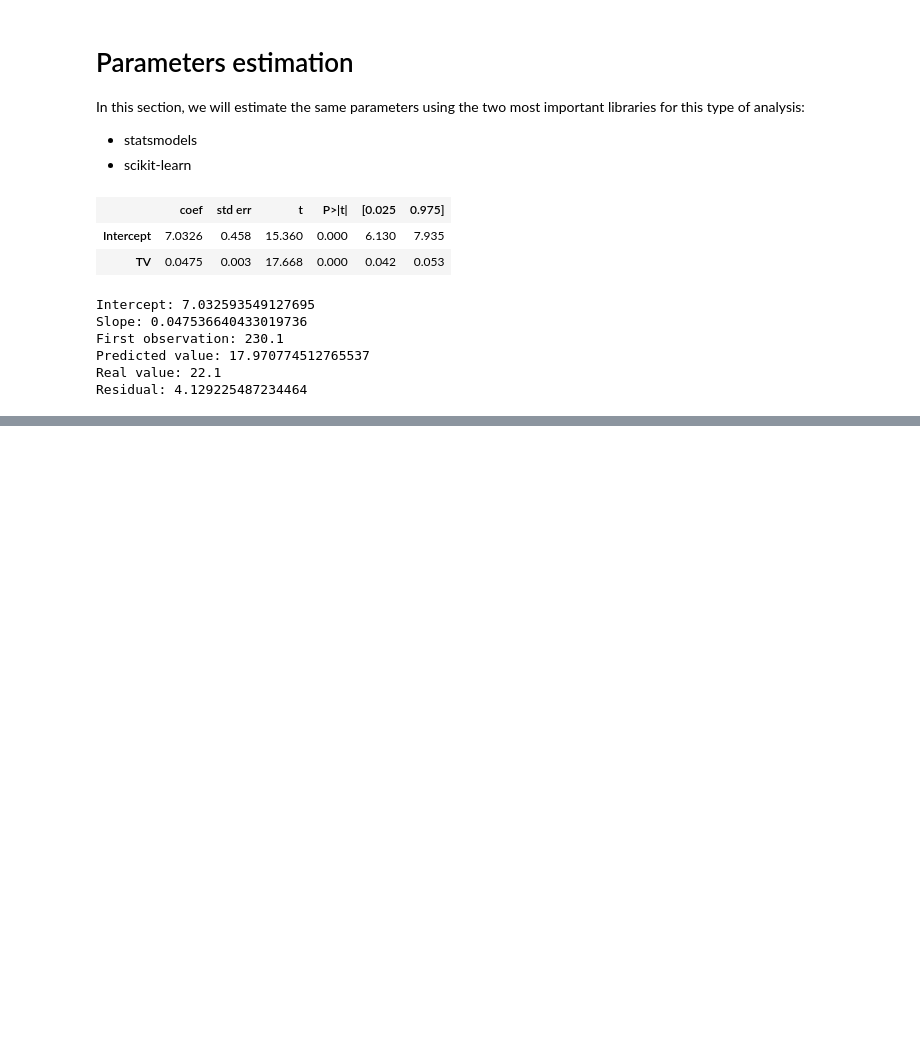
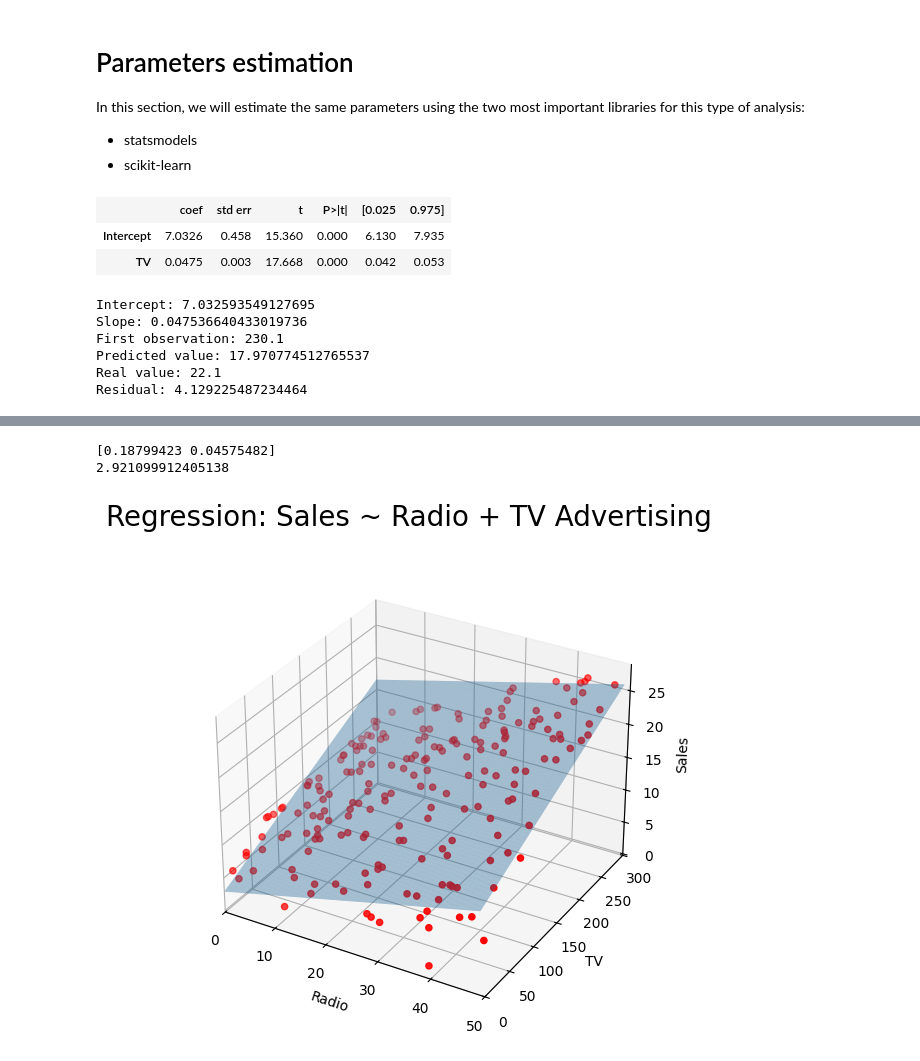
Before and after one commit to vincenzorrei/EDU-LinearRegression, a Jupyter notebook: main.ipynb, the cells around one changed output, grey strips where cells are left out. Drawn from its saved outputs; the diff is of its cells as text; code cells hidden in the pictures; blank space fills up the shorter version.

```diff
--- a/main.ipynb
+++ b/main.ipynb
@@ -118,0 +177,41 @@ regr = skl_lm.LinearRegression()
+# %%
+# Parameters estimation with sklearn
+regr = skl_lm.LinearRegression()
+
+X = advertising[['radio', 'TV']]
+y = advertising.sales
+
+regr.fit(X,y)
+print(regr.coef_)
+print(regr.intercept_)
+# %% [output]
+[0.18799423 0.04575482]
+2.921099912405138
+# %%
+# Create a coordinate grid
+Radio = np.arange(0,50)
+TV = np.arange(0,300)
+
+B1, B2 = np.meshgrid(Radio, TV, indexing='xy')
+Z = np.zeros((TV.size, Radio.size))
+
+for (i,j),v in np.ndenumerate(Z):
+        Z[i,j] =(regr.intercept_ + B1[i,j]*regr.coef_[0] + B2[i,j]*regr.coef_[1])
+
+# Create plot
+fig = plt.figure(figsize=(10, 6))
+ax = fig.add_subplot(111, projection='3d')
+fig.suptitle('Regression: Sales ~ Radio + TV Advertising', fontsize=20)
+
+ax.plot_surface(B1, B2, Z, rstride=1, cstride=1, alpha=0.4)
+ax.scatter(advertising['radio'], advertising['TV'], advertising['sales'], c='r')
+
+ax.set_xlabel('Radio')
+ax.set_xlim(0, 50)
+ax.set_ylabel('TV')
+ax.set_ylim(0, 300)
+ax.set_zlabel('Sales')
+
+plt.show()
+# %% [output]
+[figure, added]
```
Also changed, not shown: parts of 9 cells of this notebook.
